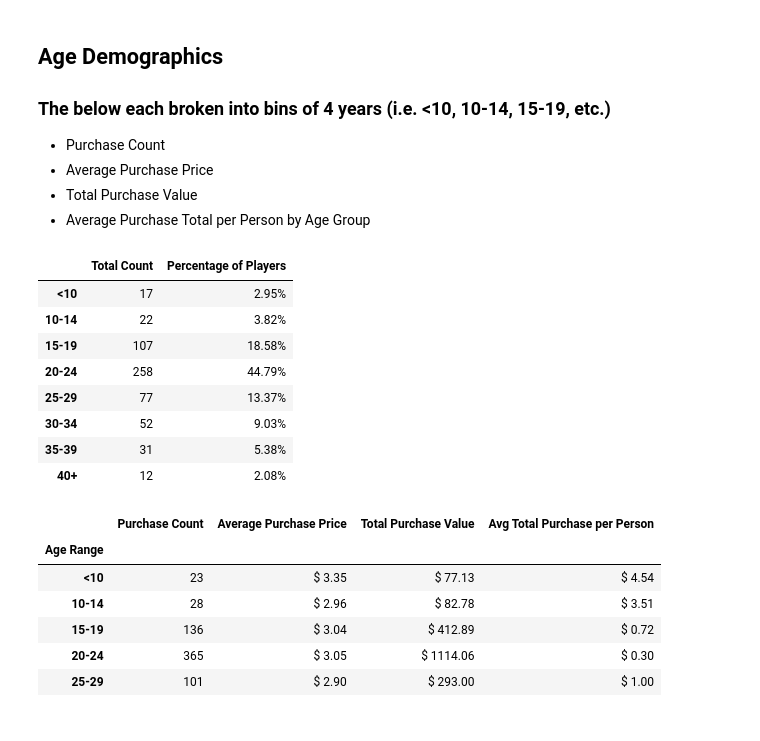
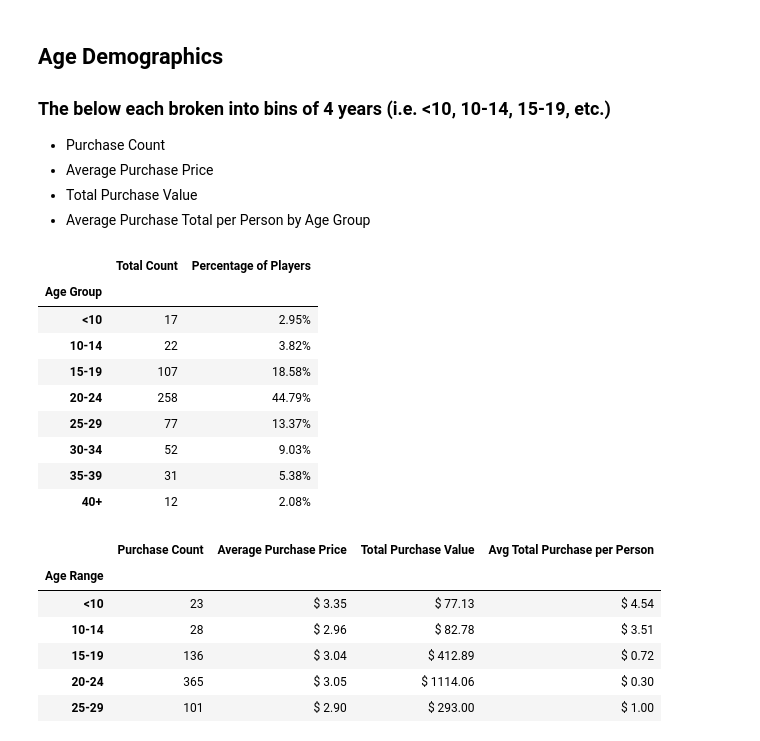
Before and after one commit to ashparra97/pandas-challenge, a Jupyter notebook: HeroesOfPymoli/heroesofpymoli code.ipynb, the cells around one changed output. Drawn from its saved outputs; the diff is of its cells as text; code cells hidden in the pictures.

```diff
--- a/HeroesOfPymoli/heroesofpymoli code.ipynb
+++ b/HeroesOfPymoli/heroesofpymoli code.ipynb
@@ -183,26 +187,30 @@ totaldata_df
 # %%
 #Create bins for age groups
 bins = [0, 9, 14, 19, 24, 29, 34, 39, 100]
 
 #Create labels for each bin
 grouplabels = ["<10", "10-14", "15-19", "20-24", "25-29", "30-34", "35-39", "40+"]
 
 #Use dataframe without duplicates and slice data
 nodup_df = data_df.drop_duplicates(subset="SN")
 nodup = pd.cut(nodup_df["Age"], bins, labels=grouplabels)
 nodup.value_counts()
 
 #Create new dataframe with total count of each age group
 nodup2_df = pd.DataFrame({"Total Count": nodup.value_counts()})
 
 #Percentage of players by age group
 nodup2_df["Percentage of Players"] = nodup2_df["Total Count"] / nodup2_df["Total Count"].sum()
 
+#Rename index
+nodup2_df.index = nodup2_df.index.rename("Age Group")
+
 #Format
 nodup2_df["Percentage of Players"] = nodup2_df["Percentage of Players"].map("{:.2%}".format)
 nodup2_df.sort_index()
 # %% [output]
 |  | Total Count | Percentage of Players |
+| Age Group |  |  |
 | <10 | 17 | 2.95% |
 | 10-14 | 22 | 3.82% |
 | 15-19 | 107 | 18.58% |
```
Also changed, not shown: parts of 4 cells of this notebook.
